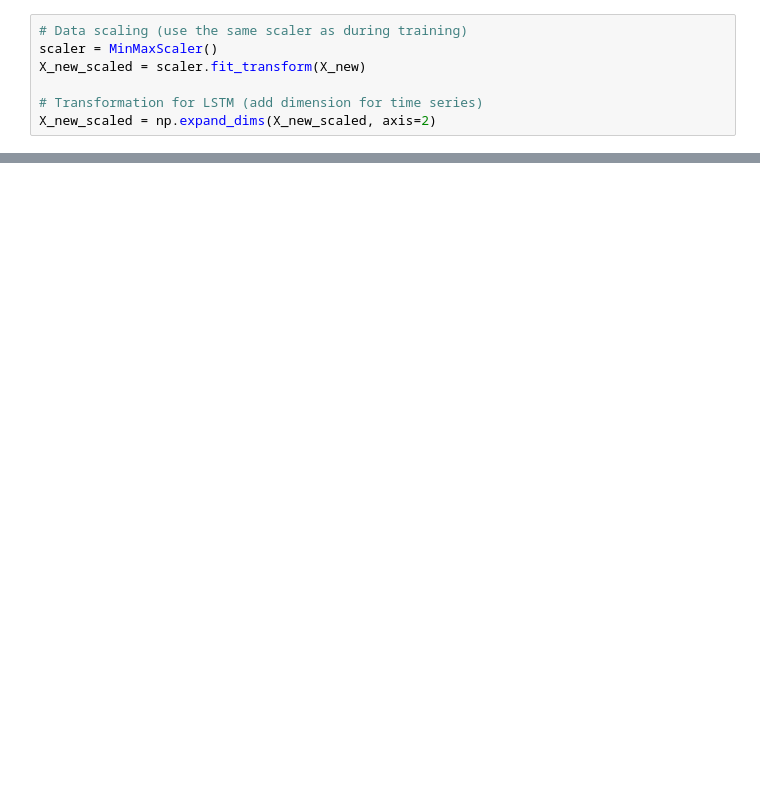
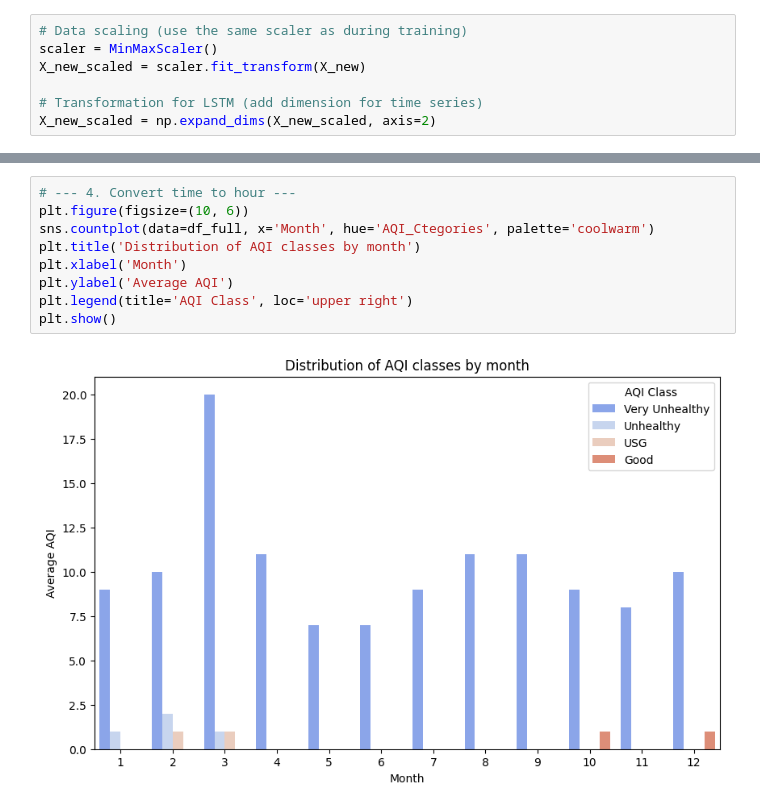
Before and after one commit to pastasha/Diploma_2025, a Jupyter notebook: ml-models/classification/useOfMulticlassClassifierModelKeras.ipynb, the cells around one changed output, grey strips where cells are left out. Drawn from its saved outputs; the diff is of its cells as text; blank space fills up the shorter version.

```diff
--- a/ml-models/classification/useOfMulticlassClassifierModelKeras.ipynb
+++ b/ml-models/classification/useOfMulticlassClassifierModelKeras.ipynb
@@ -109,0 +154,11 @@ Predicted categories:
+# %%
+# --- 4. Convert time to hour ---
+plt.figure(figsize=(10, 6))
+sns.countplot(data=df_full, x='Month', hue='AQI_Ctegories', palette='coolwarm')
+plt.title('Distribution of AQI classes by month')
+plt.xlabel('Month')
+plt.ylabel('Average AQI')
+plt.legend(title='AQI Class', loc='upper right')
+plt.show()
+# %% [output]
+[figure, added]
```
Also changed, not shown: parts of 10 cells of this notebook, 51 other files.
